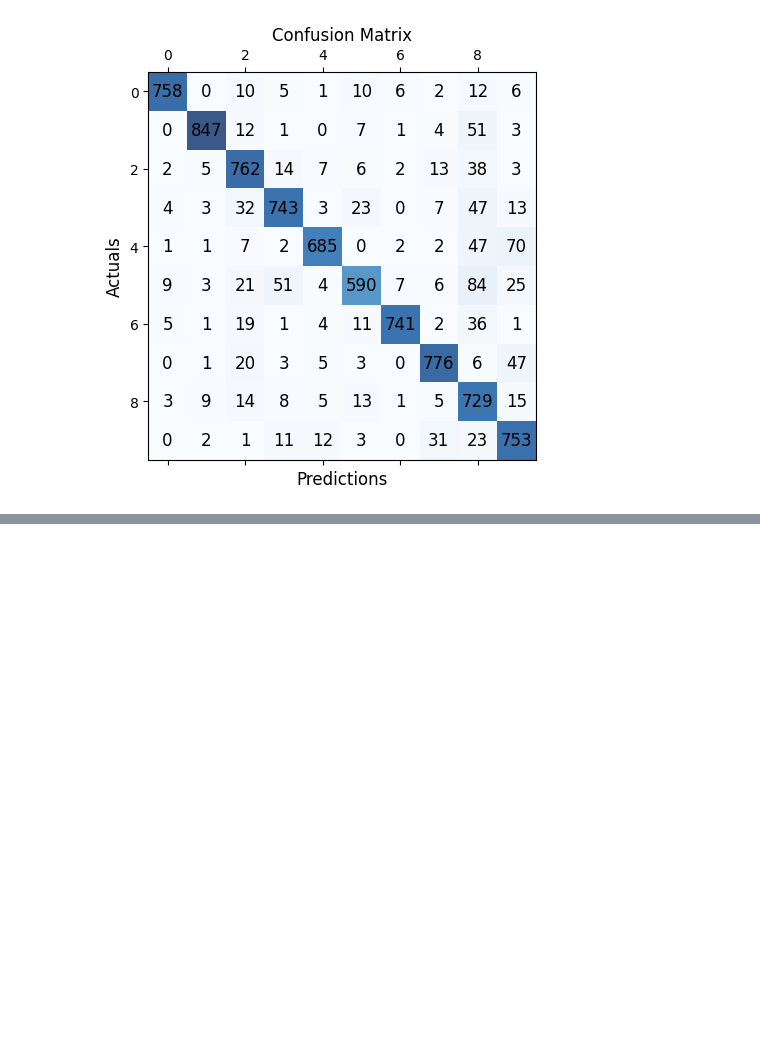
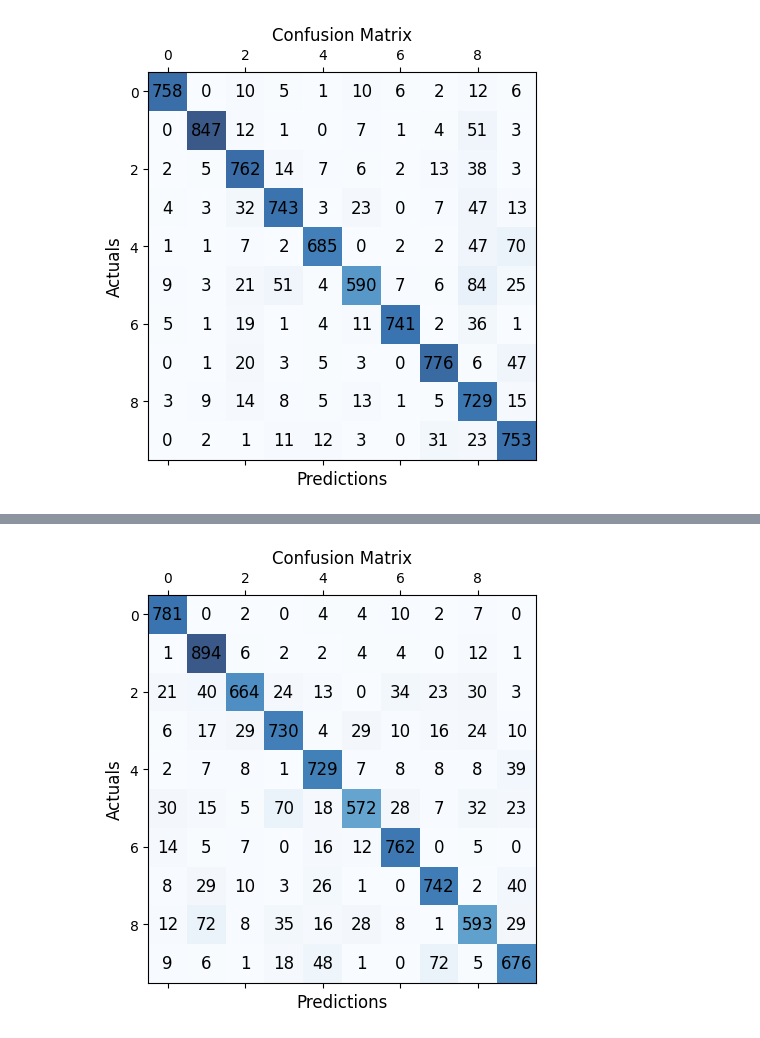
Before and after one commit to armadrigal/Proyectos-ML-Kaggle, a Jupyter notebook: Digit Recognizer/Digit Recognizer sklearn different models.ipynb, the cells around one changed output, grey strips where cells are left out. Saved outputs shown, nothing was run; the diff lists cells and outputs as text; code cells hidden in the pictures; blank space fills up the shorter version.

```diff
--- a/Digit Recognizer/Digit Recognizer sklearn different models.ipynb
+++ b/Digit Recognizer/Digit Recognizer sklearn different models.ipynb
@@ -134,0 +173,3 @@ plot_confusion_matrix(y_test, y_pred)
+# %%
+y_pred = model.predict(x_test)
+print(classification_report(y_test, y_pred))
@@ -134,0 +193,4 @@ plot_confusion_matrix(y_test, y_pred)
+# %%
+plot_confusion_matrix(y_test, y_pred)
+# %% [output]
+[figure, added]
```
Also changed, not shown: parts of 8 cells of this notebook.
